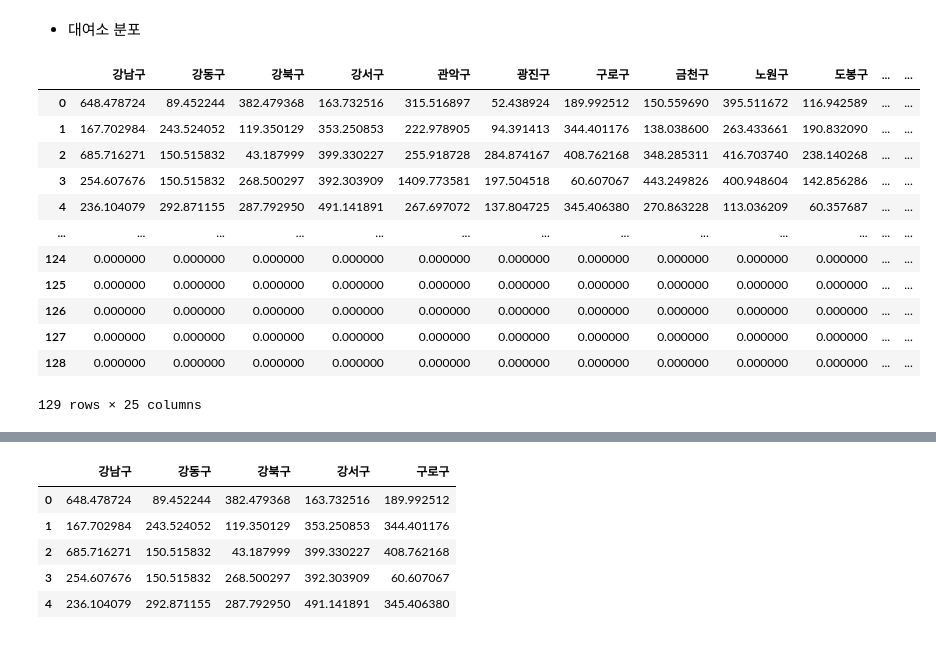
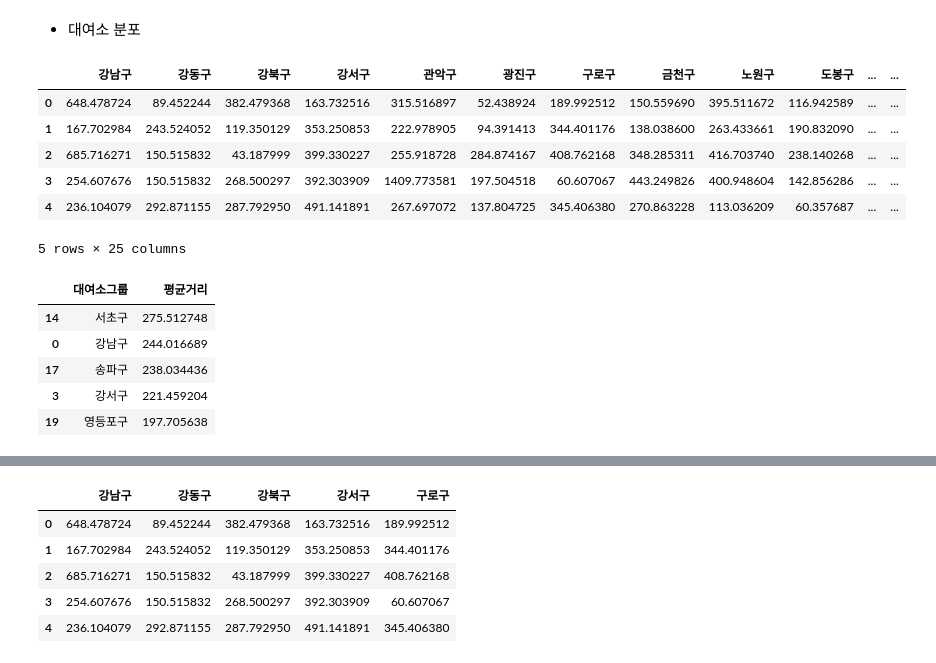
Before and after one commit to ihobbang250/custom_repo, a Jupyter notebook: main2.ipynb, the cells around one changed output, grey strips where cells are left out. Saved outputs shown, nothing was run; the diff lists cells and outputs as text; code cells hidden in the pictures.

```diff
--- a/main2.ipynb
+++ b/main2.ipynb
@@ -236,38 +236,46 @@ New_Data1['경도'] = pd.to_numeric(Data1['경도'])
 Group = New_Data1.groupby(by = ['자치구']) #구별로 그룹핑
 
 dist_dict = {} # key : 자치구 , value : 대어소 간 거리
 min_list = []
 dist_list = []
 for place, df in Group:
     for i, i_row in df.iterrows():
         if len(dist_list) != 0:
             min_list.append(min(dist_list))
         dist_list = [] #initalize
         for j, j_row in df.iterrows(): # 한 대여소 Fix후 그 외의 대여소와의 거리 순회
             if i == j: #동일 지점 생략
                 continue
             i_location = (i_row['위도'], i_row['경도'])
             j_location = (j_row['위도'], j_row['경도'])
             distance = haversine(i_location, j_location, unit = 'm') # m단위 거리 산출
             dist_list.append(distance)
     dist_dict[place] = min_list #dict 값 추가
     min_list = [] # 가장 가까운 대여소 페어간의 거리를 저장 & initalize
 
 res = pd.DataFrame.from_dict(dist_dict, orient='index') # 배열길이 서로 달라 길이 보정
 res = res.transpose()
 res = res.fillna(0)
-res
+res.head()
 # %% [output]
 |  | 강남구 | 강동구 | 강북구 | 강서구 | 관악구 | 광진구 | 구로구 | 금천구 | 노원구 | 도봉구 | ... | ... |
 | 0 | 648.478724 | 89.452244 | 382.479368 | 163.732516 | 315.516897 | 52.438924 | 189.992512 | 150.559690 | 395.511672 | 116.942589 | ... | ... |
 | 1 | 167.702984 | 243.524052 | 119.350129 | 353.250853 | 222.978905 | 94.391413 | 344.401176 | 138.038600 | 263.433661 | 190.832090 | ... | ... |
 | 2 | 685.716271 | 150.515832 | 43.187999 | 399.330227 | 255.918728 | 284.874167 | 408.762168 | 348.285311 | 416.703740 | 238.140268 | ... | ... |
 | 3 | 254.607676 | 150.515832 | 268.500297 | 392.303909 | 1409.773581 | 197.504518 | 60.607067 | 443.249826 | 400.948604 | 142.856286 | ... | ... |
 | 4 | 236.104079 | 292.871155 | 287.792950 | 491.141891 | 267.697072 | 137.804725 | 345.406380 | 270.863228 | 113.036209 | 60.357687 | ... | ... |
-| ... | ... | ... | ... | ... | ... | ... | ... | ... | ... | ... | ... | ... |
-| 124 | 0.000000 | 0.000000 | 0.000000 | 0.000000 | 0.000000 | 0.000000 | 0.000000 | 0.000000 | 0.000000 | 0.000000 | ... | ... |
-| 125 | 0.000000 | 0.000000 | 0.000000 | 0.000000 | 0.000000 | 0.000000 | 0.000000 | 0.000000 | 0.000000 | 0.000000 | ... | ... |
-| 126 | 0.000000 | 0.000000 | 0.000000 | 0.000000 | 0.000000 | 0.000000 | 0.000000 | 0.000000 | 0.000000 | 0.000000 | ... | ... |
-| 127 | 0.000000 | 0.000000 | 0.000000 | 0.000000 | 0.000000 | 0.000000 | 0.000000 | 0.000000 | 0.000000 | 0.000000 | ... | ... |
-| 128 | 0.000000 | 0.000000 | 0.000000 | 0.000000 | 0.000000 | 0.000000 | 0.000000 | 0.000000 | 0.000000 | 0.000000 | ... | ... |
-129 rows × 25 columns
+5 rows × 25 columns
+# %%
+#지역별 인접 대여소 평균거리
+avg_dist = pd.DataFrame(res.mean())
+avg_dist.reset_index(level=0, inplace=True)
+avg_dist.columns = ['대여소그룹', '평균거리']
+avg_dist.sort_values('평균거리', ascending = False, inplace = True)
+avg_dist.head()
+# %% [output]
+|  | 대여소그룹 | 평균거리 |
+| 14 | 서초구 | 275.512748 |
+| 0 | 강남구 | 244.016689 |
+| 17 | 송파구 | 238.034436 |
+| 3 | 강서구 | 221.459204 |
+| 19 | 영등포구 | 197.705638 |
```
Also changed, not shown: parts of 8 cells of this notebook.
